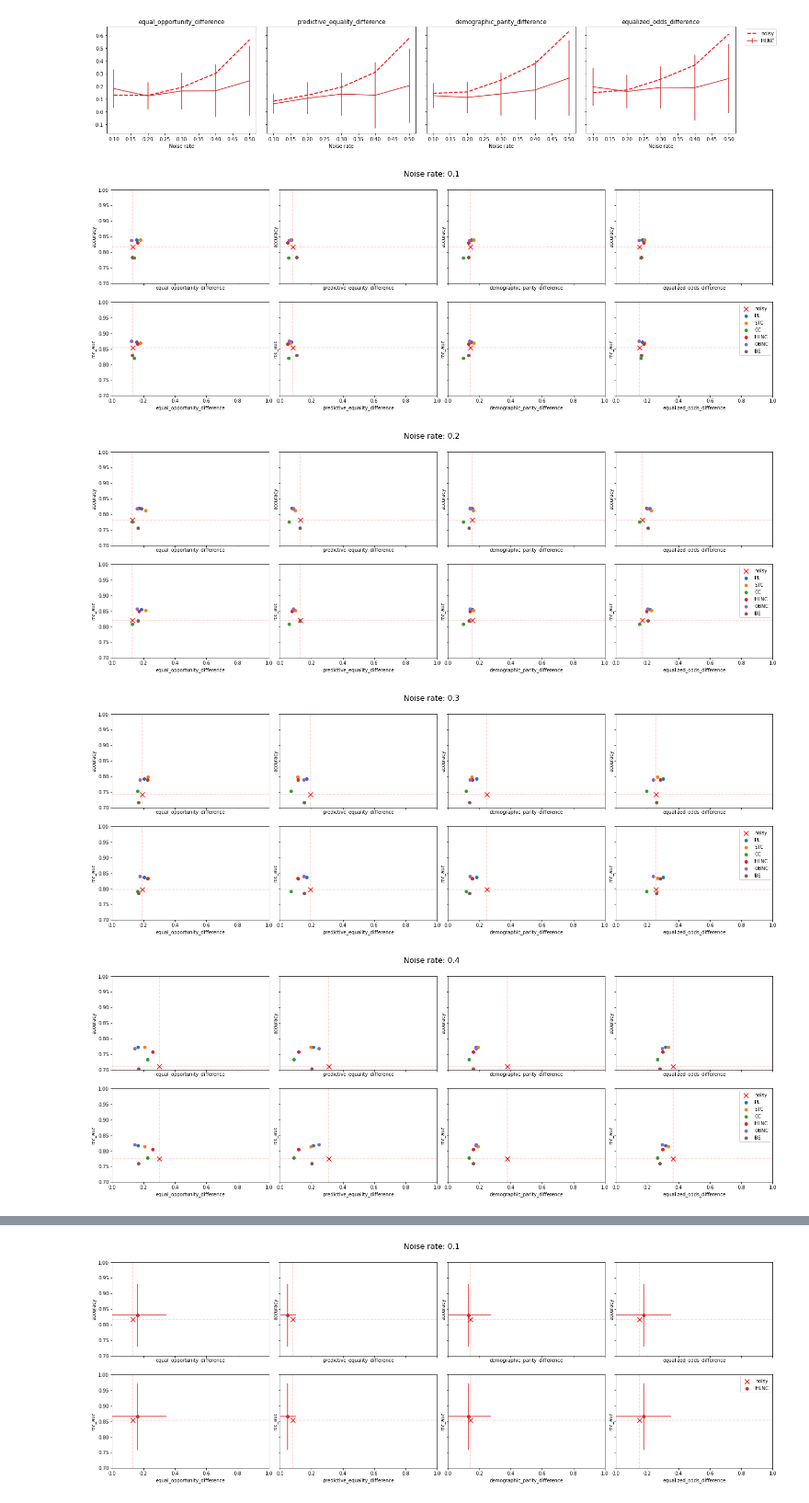
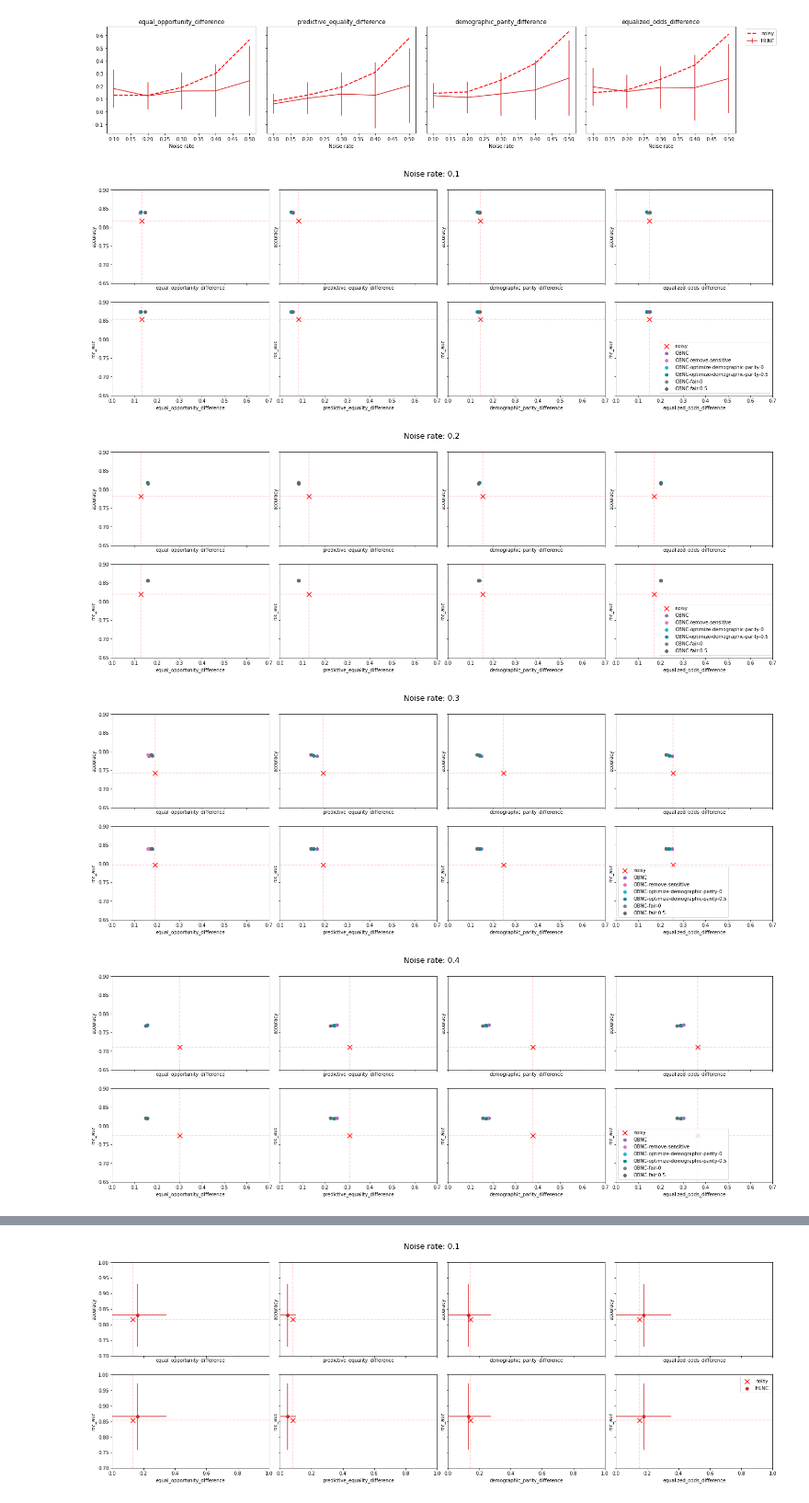
Before and after one commit to reluzita/rewriting-history, a Jupyter notebook: result_analysis/noisy_test_set_analysis.ipynb, the cells around one changed output, grey strips where cells are left out. Shown at 92% size. Cells and saved outputs as stored; diff of their text form; code cells hidden in the pictures.

```diff
--- a/result_analysis/noisy_test_set_analysis.ipynb
+++ b/result_analysis/noisy_test_set_analysis.ipynb
@@ -4,7 +4,10 @@ from result_analysis import create_trade_off_gif
 import matplotlib.pyplot as plt
 import pandas as pd
 # %%
-algorithms = ['PL', 'STC', 'CC', 'HLNC', 'OBNC', 'BE']
+# algorithms = ['PL', 'STC', 'CC', 'HLNC', 'OBNC', 'BE']
+algorithms =  ['OBNC', 'OBNC-remove-sensitive',
+              'OBNC-optimize-demographic-parity-0', 'OBNC-optimize-demographic-parity-0.5',
+              'OBNC-fair-0', 'OBNC-fair-0.5']
 
 experiments = ['phishing_having_IP_Address', 'bank_housing', 'monks1_attr3', 'biodeg_V25',
                 'credit_A1', 'sick_referral_source_other', 'vote_immigration', 'ads_local', 'churn_voice_mail_plan']
@@ -107,9 +110,9 @@ for alg in ['HLNC']:
 [figure]
 [figure]
 # %%
-create_trade_off_gif('balanced_bias', 'noisy', algorithms, experiments, runs, nr, xlimit=(0, 1), ylimit=(0.7, 1))
+create_trade_off_gif('balanced_bias', 'noisy', algorithms, experiments, runs, nr, xlimit=(0, 0.7), ylimit=(0.65, 0.9))
 # %% [output]
-[figure, old version]
+[figure, new version]
-[figure, old version]
+[figure, new version]
-[figure, old version]
+[figure, new version]
-[figure, old version]
+[figure, new version]
```
Also changed, not shown: parts of 6 cells of this notebook, 17 other files.
